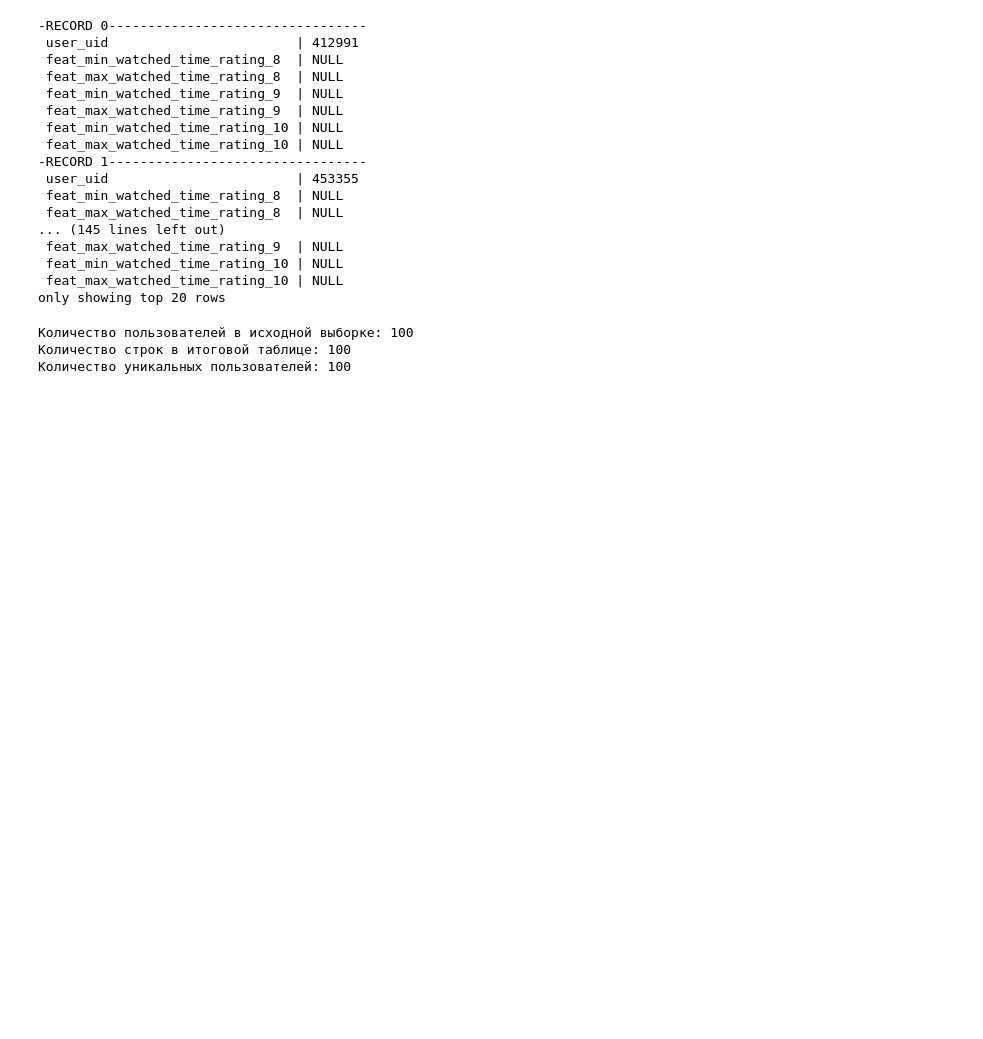
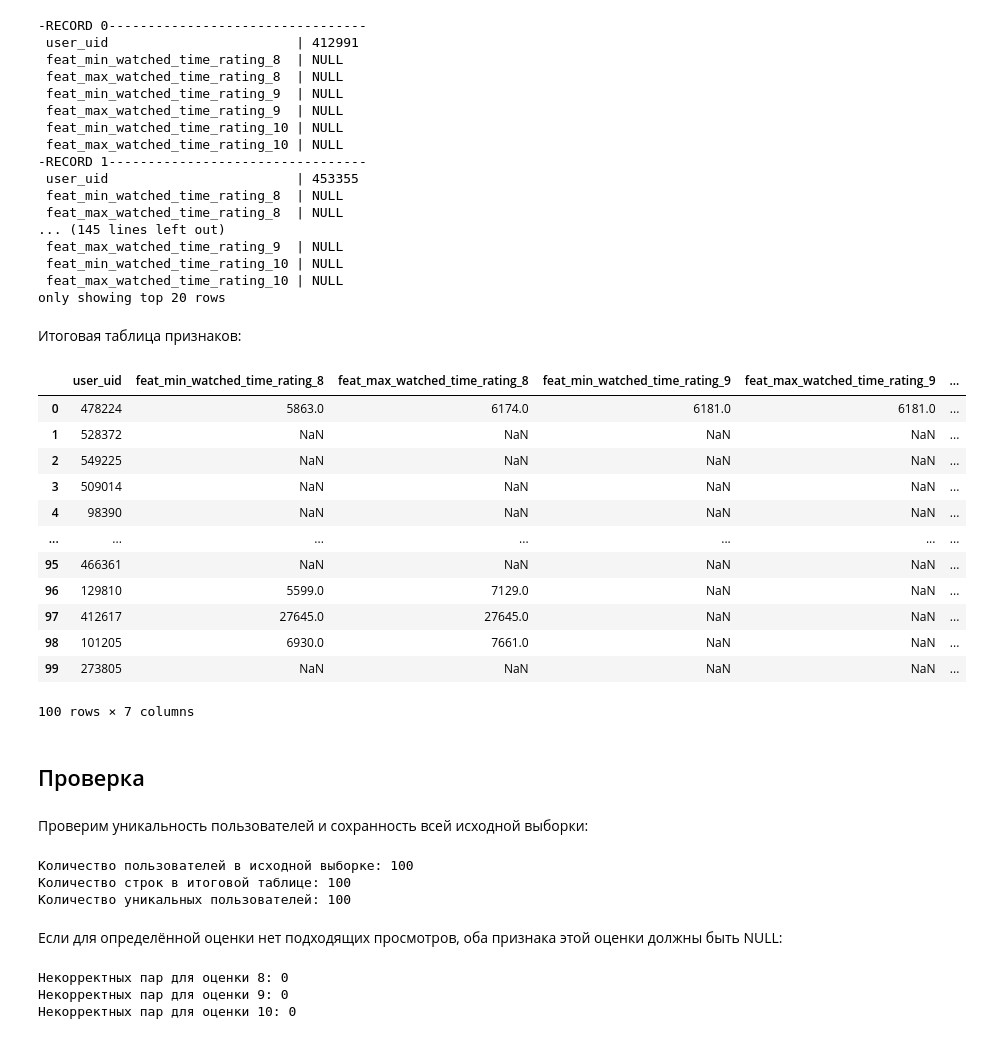
Before and after one commit to BeSoEv/BigData, a Jupyter notebook: spark-optimization/notebooks/user_features.ipynb, the cells around one changed output. Drawn from its saved outputs; the diff is of its cells as text; code cells hidden in the pictures; blank space fills up the shorter version.

```diff
--- a/spark-optimization/notebooks/user_features.ipynb
+++ b/spark-optimization/notebooks/user_features.ipynb
@@ -340,6 +340,28 @@ user_features.show(vertical=True)
  feat_min_watched_time_rating_10 | NULL
  feat_max_watched_time_rating_10 | NULL
 only showing top 20 rows
+# %% [markdown]
+Итоговая таблица признаков:
+# %%
+user_features.toPandas()
+# %% [output]
+|  | user_uid | feat_min_watched_time_rating_8 | feat_max_watched_time_rating_8 | feat_min_watched_time_rating_9 | feat_max_watched_time_rating_9 | ... |
+| 0 | 478224 | 5863.0 | 6174.0 | 6181.0 | 6181.0 | ... |
+| 1 | 528372 | NaN | NaN | NaN | NaN | ... |
+| 2 | 549225 | NaN | NaN | NaN | NaN | ... |
+| 3 | 509014 | NaN | NaN | NaN | NaN | ... |
+| 4 | 98390 | NaN | NaN | NaN | NaN | ... |
+| ... | ... | ... | ... | ... | ... | ... |
+| 95 | 466361 | NaN | NaN | NaN | NaN | ... |
+| 96 | 129810 | 5599.0 | 7129.0 | NaN | NaN | ... |
+| 97 | 412617 | 27645.0 | 27645.0 | NaN | NaN | ... |
+| 98 | 101205 | 6930.0 | 7661.0 | NaN | NaN | ... |
+| 99 | 273805 | NaN | NaN | NaN | NaN | ... |
+100 rows × 7 columns
+# %% [markdown]
+## Проверка
+# %% [markdown]
+Проверим уникальность пользователей и сохранность всей исходной выборки:
 # %%
 print("Количество пользователей в исходной выборке:", users_df.count())
 print("Количество строк в итоговой таблице:", user_features.count())
@@ -348,3 +370,26 @@ print("Количество уникальных пользователей:", u
 Количество пользователей в исходной выборке: 100
 Количество строк в итоговой таблице: 100
 Количество уникальных пользователей: 100
+# %% [markdown]
+Если для определённой оценки нет подходящих просмотров, оба признака этой
+оценки должны быть NULL:
+# %%
+null_8 = user_features.filter(
+    (F.col("feat_min_watched_time_rating_8").isNull() !=
+     F.col("feat_max_watched_time_rating_8").isNull())
+)
+null_9 = user_features.filter(
+    (F.col("feat_min_watched_time_rating_9").isNull() !=
+     F.col("feat_max_watched_time_rating_9").isNull())
+)
+null_10 = user_features.filter(
+    (F.col("feat_min_watched_time_rating_10").isNull() !=
+     F.col("feat_max_watched_time_rating_10").isNull())
+)
+print("Некорректных пар для оценки 8:", null_8.count())
+print("Некорректных пар для оценки 9:", null_9.count())
+print("Некорректных пар для оценки 10:", null_10.count())
+# %% [output]
+Некорректных пар для оценки 8: 0
+Некорректных пар для оценки 9: 0
+Некорректных пар для оценки 10: 0
```
Also changed, not shown: parts of 35 cells of this notebook, 1 other file.
